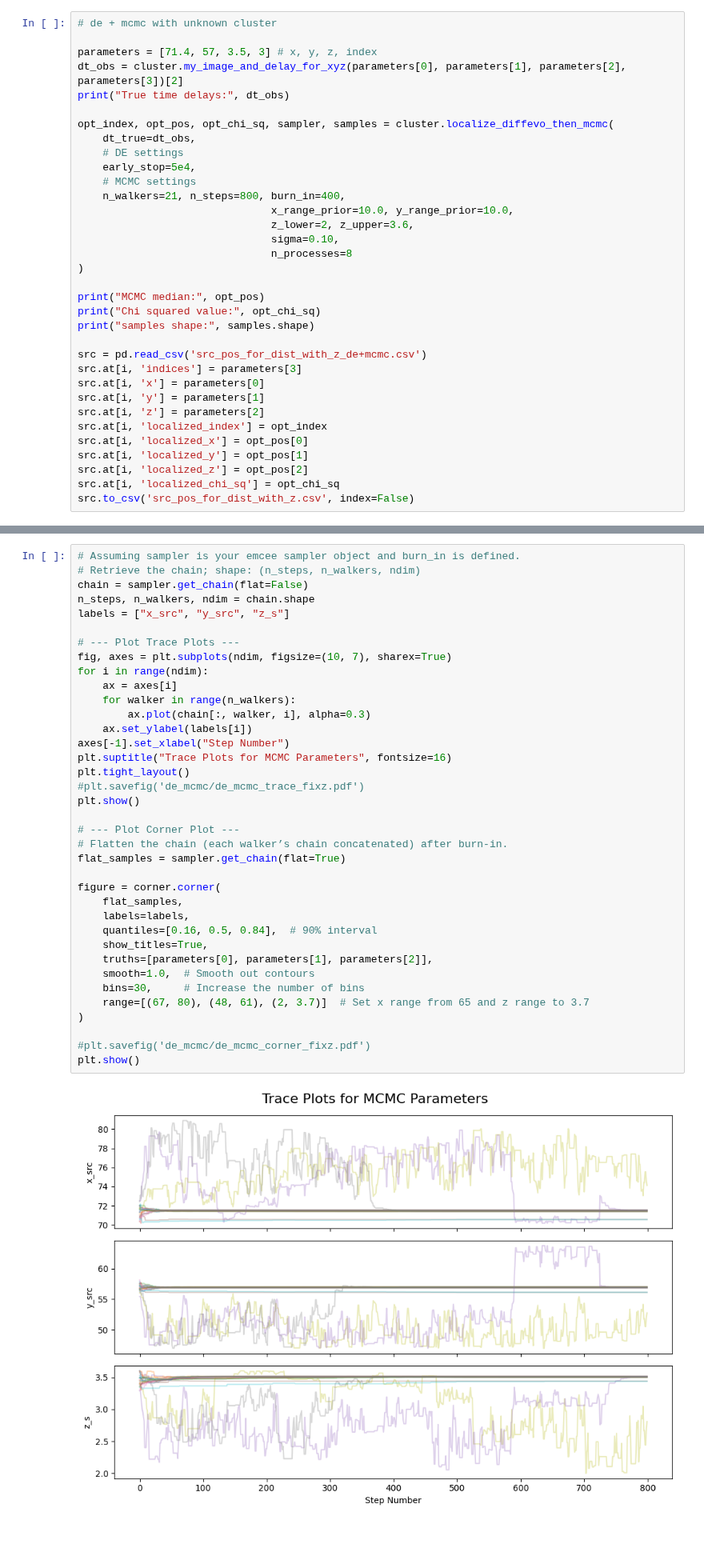
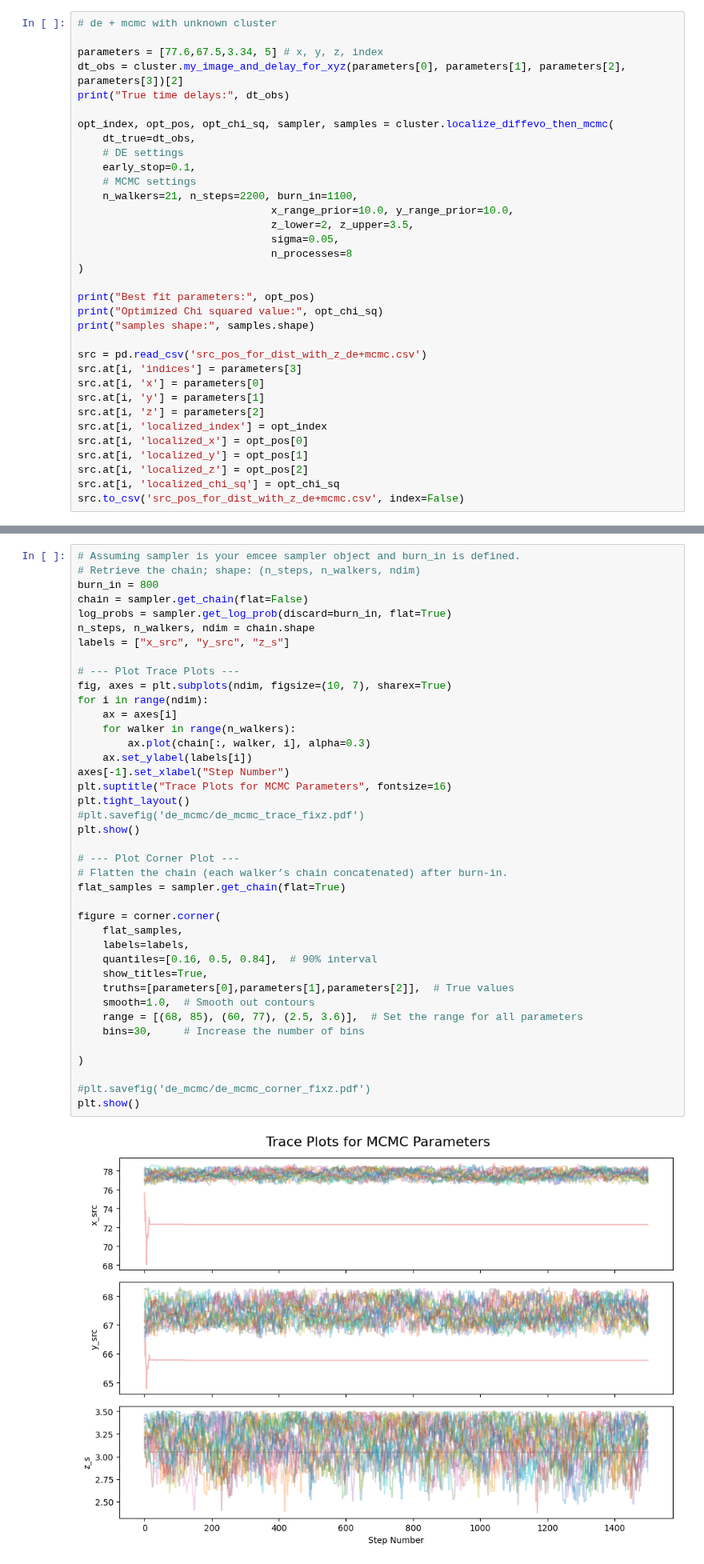
Before and after one commit to diceandcats/GWlensing_Brian, a Jupyter notebook: only_dt_mcmc.ipynb, the cells around one changed output, grey strips where cells are left out. Shown at 80% size. Saved outputs shown, nothing was run; the diff lists cells and outputs as text; blank space fills up the shorter version.

Commit message:
16/3 changed sigma and continued test, may need restore to prev cluster_local_new

```diff
--- a/only_dt_mcmc.ipynb
+++ b/only_dt_mcmc.ipynb
@@ -147,24 +136,24 @@ Time delays     = [    0.          1624.35285932 11945.3490548  14046.32838641
 # %%
 # de + mcmc with unknown cluster
 
-parameters = [71.4, 57, 3.5, 3] # x, y, z, index
+parameters = [77.6,67.5,3.34, 5] # x, y, z, index
 dt_obs = cluster.my_image_and_delay_for_xyz(parameters[0], parameters[1], parameters[2], parameters[3])[2]
 print("True time delays:", dt_obs)
 
 opt_index, opt_pos, opt_chi_sq, sampler, samples = cluster.localize_diffevo_then_mcmc(
     dt_true=dt_obs,
     # DE settings
-    early_stop=5e4,
+    early_stop=0.1,
     # MCMC settings
-    n_walkers=21, n_steps=800, burn_in=400,
+    n_walkers=21, n_steps=2200, burn_in=1100,
                                x_range_prior=10.0, y_range_prior=10.0,
-                               z_lower=2, z_upper=3.6,
-                               sigma=0.10,
+                               z_lower=2, z_upper=3.5,
+                               sigma=0.05,
                                n_processes=8
 )
 
-print("MCMC median:", opt_pos)
-print("Chi squared value:", opt_chi_sq)
+print("Best fit parameters:", opt_pos)
+print("Optimized Chi squared value:", opt_chi_sq)
 print("samples shape:", samples.shape)
 
 src = pd.read_csv('src_pos_for_dist_with_z_de+mcmc.csv')
@@ -177,5 +166,5 @@ src.at[i, 'localized_x'] = opt_pos[0]
 src.at[i, 'localized_y'] = opt_pos[1]
 src.at[i, 'localized_z'] = opt_pos[2]
 src.at[i, 'localized_chi_sq'] = opt_chi_sq
-src.to_csv('src_pos_for_dist_with_z.csv', index=False)
+src.to_csv('src_pos_for_dist_with_z_de+mcmc.csv', index=False)
 # %% [output]
@@ -216,39 +193,42 @@ samples shape: (8400, 3)
 # %%
 # Assuming sampler is your emcee sampler object and burn_in is defined.
 # Retrieve the chain; shape: (n_steps, n_walkers, ndim)
+burn_in = 800
 chain = sampler.get_chain(flat=False)
+log_probs = sampler.get_log_prob(discard=burn_in, flat=True)
 n_steps, n_walkers, ndim = chain.shape
 labels = ["x_src", "y_src", "z_s"]
 
 # --- Plot Trace Plots ---
 fig, axes = plt.subplots(ndim, figsize=(10, 7), sharex=True)
 for i in range(ndim):
     ax = axes[i]
     for walker in range(n_walkers):
         ax.plot(chain[:, walker, i], alpha=0.3)
     ax.set_ylabel(labels[i])
 axes[-1].set_xlabel("Step Number")
 plt.suptitle("Trace Plots for MCMC Parameters", fontsize=16)
 plt.tight_layout()
 #plt.savefig('de_mcmc/de_mcmc_trace_fixz.pdf')
 plt.show()
 
 # --- Plot Corner Plot ---
 # Flatten the chain (each walker’s chain concatenated) after burn-in.
 flat_samples = sampler.get_chain(flat=True)
 
 figure = corner.corner(
     flat_samples,
     labels=labels,
     quantiles=[0.16, 0.5, 0.84],  # 90% interval
     show_titles=True,
-    truths=[parameters[0], parameters[1], parameters[2]],
+    truths=[parameters[0],parameters[1],parameters[2]],  # True values
     smooth=1.0,  # Smooth out contours
+    range = [(68, 85), (60, 77), (2.5, 3.6)],  # Set the range for all parameters
     bins=30,     # Increase the number of bins
-    range=[(67, 80), (48, 61), (2, 3.7)]  # Set x range from 65 and z range to 3.7
+
 )
 
 #plt.savefig('de_mcmc/de_mcmc_corner_fixz.pdf')
 plt.show()
 # %% [output]
-[figure, old version]
+[figure, new version]
```
Also changed, not shown: parts of 13 cells of this notebook, 9 other files.
